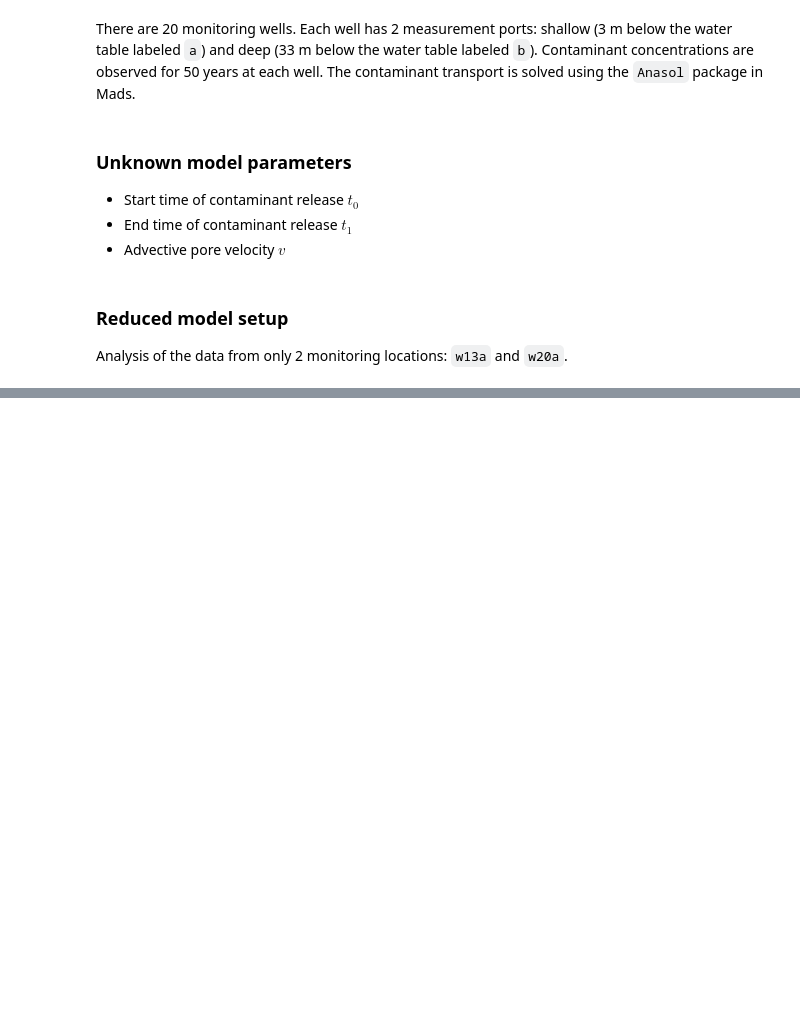
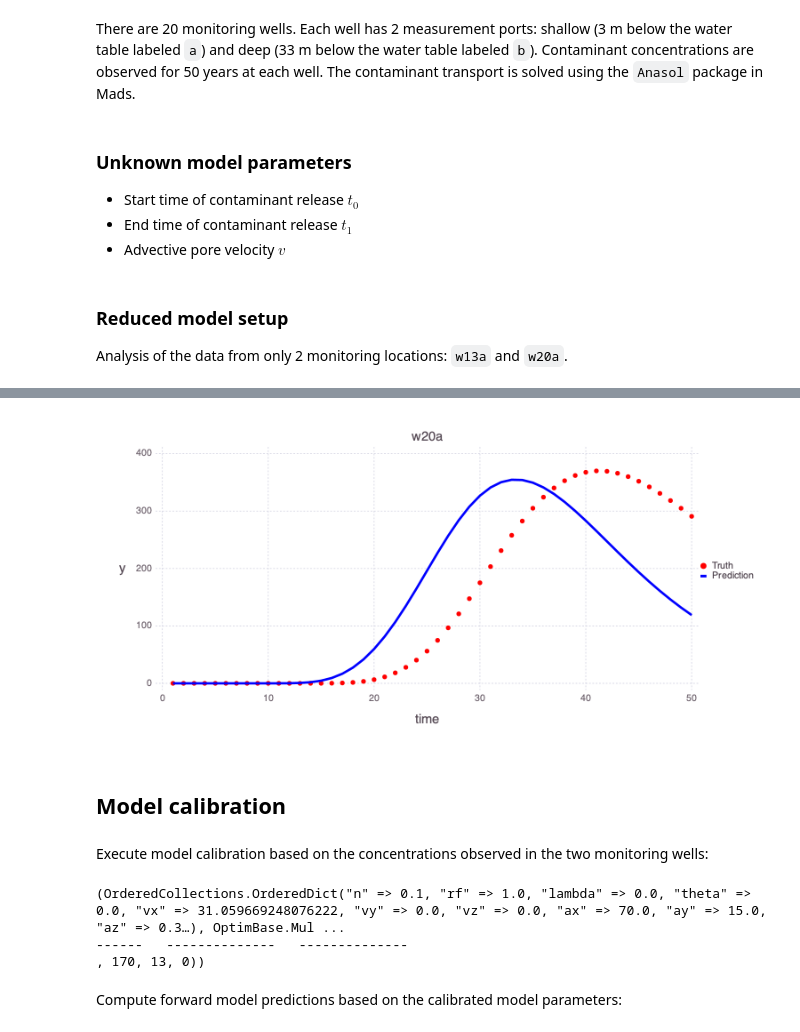
Before and after one commit to madsjulia/Mads.jl, a Jupyter notebook: notebooks/contamination.ipynb, the cells around one changed output, grey strips where cells are left out. Drawn from its saved outputs; the diff is of its cells as text; code cells hidden in the pictures; blank space fills up the shorter version.

```diff
--- a/notebooks/contamination.ipynb
+++ b/notebooks/contamination.ipynb
@@ -60,0 +112,16 @@ Mads.plotmadsproblem(md, keyword="w13a_w20a")
+# %%
+Mads.plotmatches(md, "w20a"; display=true)
+# %% [output]
+[figure, added]
+# %% [markdown]
+## Model calibration
+# %% [markdown]
+Execute model calibration based on the concentrations observed in the two monitoring wells:
+# %%
+calib_param, calib_results = Mads.calibrate(md)
+# %% [output]
+(OrderedCollections.OrderedDict("n" => 0.1, "rf" => 1.0, "lambda" => 0.0, "theta" => 0.0, "vx" => 31.059669248076222, "vy" => 0.0, "vz" => 0.0, "ax" => 70.0, "ay" => 15.0, "az" => 0.3…), OptimBase.Mul ...
+------   --------------   --------------
+, 170, 13, 0))
+# %% [markdown]
+Compute forward model predictions based on the calibrated model parameters:
```
Also changed, not shown: parts of 24 cells of this notebook, 14 other files.
